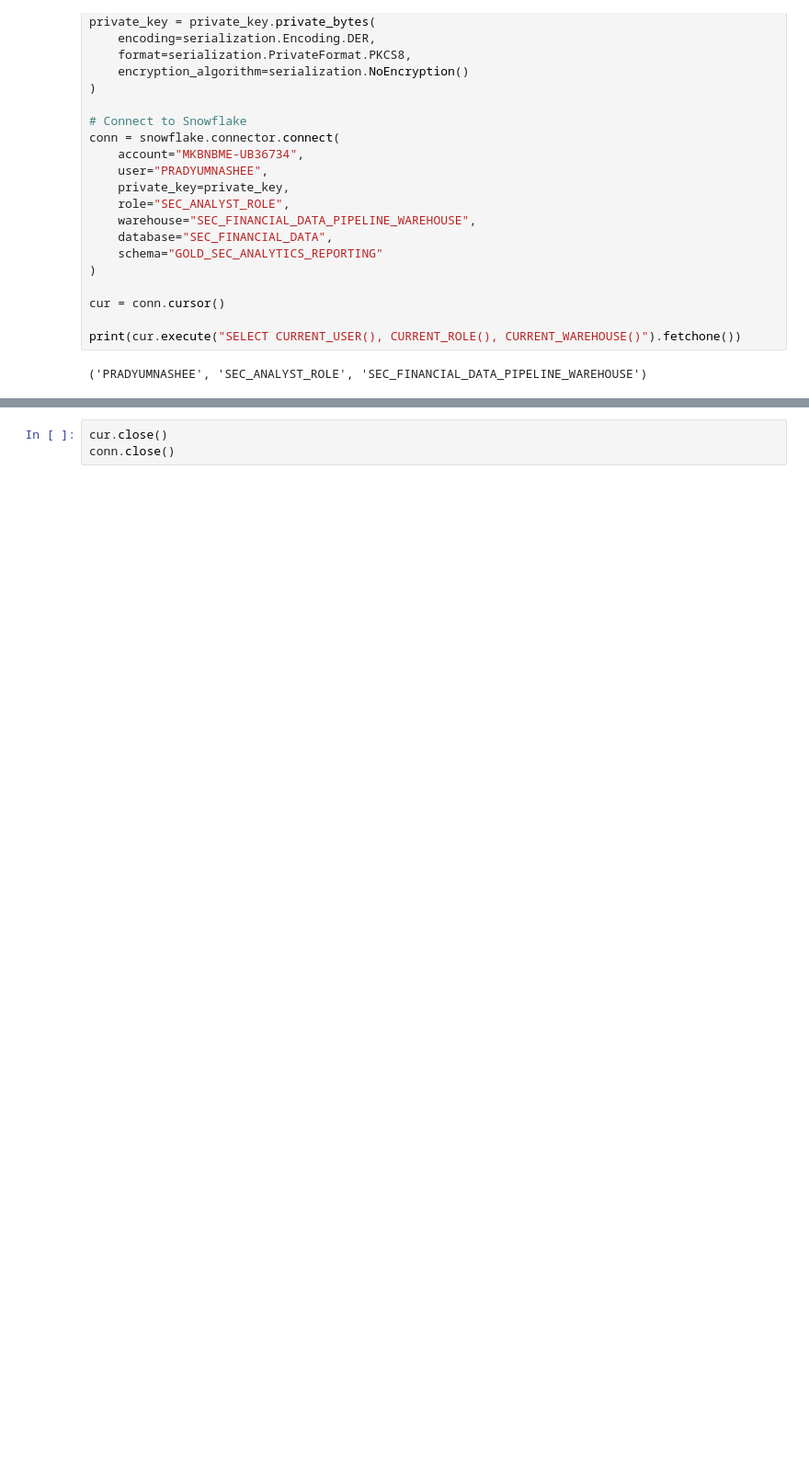
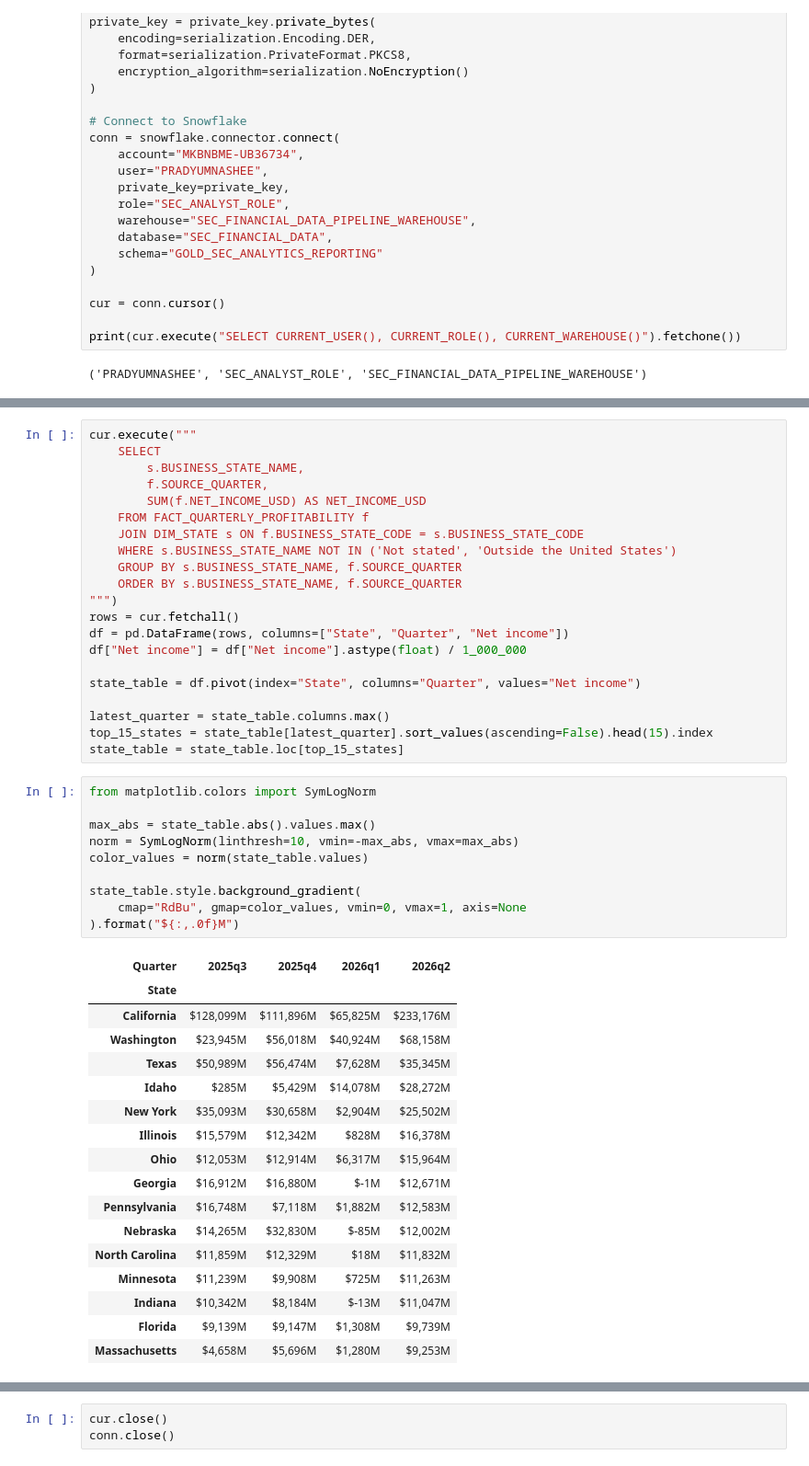
Before and after one commit to Pradyumna-Shee/Snowflake-ELT-Dynamic_Tables-Streams_and_Tasks, a Jupyter notebook: 10_gold_layer_business_reports_notebook.ipynb, the cells around one changed output, grey strips where cells are left out. Shown at 92% size. Drawn from its saved outputs; the diff is of its cells as text; blank space fills up the shorter version.

```diff
--- a/10_gold_layer_business_reports_notebook.ipynb
+++ b/10_gold_layer_business_reports_notebook.ipynb
@@ -88,0 +223,49 @@ print(cur.execute("SELECT CURRENT_USER(), CURRENT_ROLE(), CURRENT_WAREHOUSE()").
+# %%
+cur.execute("""
+    SELECT
+        s.BUSINESS_STATE_NAME,
+        f.SOURCE_QUARTER,
+        SUM(f.NET_INCOME_USD) AS NET_INCOME_USD
+    FROM FACT_QUARTERLY_PROFITABILITY f
+    JOIN DIM_STATE s ON f.BUSINESS_STATE_CODE = s.BUSINESS_STATE_CODE
+    WHERE s.BUSINESS_STATE_NAME NOT IN ('Not stated', 'Outside the United States')
+    GROUP BY s.BUSINESS_STATE_NAME, f.SOURCE_QUARTER
+    ORDER BY s.BUSINESS_STATE_NAME, f.SOURCE_QUARTER
+""")
+rows = cur.fetchall()
+df = pd.DataFrame(rows, columns=["State", "Quarter", "Net income"])
+df["Net income"] = df["Net income"].astype(float) / 1_000_000
+
+state_table = df.pivot(index="State", columns="Quarter", values="Net income")
+
+latest_quarter = state_table.columns.max()
+top_15_states = state_table[latest_quarter].sort_values(ascending=False).head(15).index
+state_table = state_table.loc[top_15_states]
+# %%
+from matplotlib.colors import SymLogNorm
+
+max_abs = state_table.abs().values.max()
+norm = SymLogNorm(linthresh=10, vmin=-max_abs, vmax=max_abs)
+color_values = norm(state_table.values)
+
+state_table.style.background_gradient(
+    cmap="RdBu", gmap=color_values, vmin=0, vmax=1, axis=None
+).format("${:,.0f}M")
+# %% [output]
+| Quarter | 2025q3 | 2025q4 | 2026q1 | 2026q2 |
+| State |  |  |  |  |
+| California | $128,099M | $111,896M | $65,825M | $233,176M |
+| Washington | $23,945M | $56,018M | $40,924M | $68,158M |
+| Texas | $50,989M | $56,474M | $7,628M | $35,345M |
+| Idaho | $285M | $5,429M | $14,078M | $28,272M |
+| New York | $35,093M | $30,658M | $2,904M | $25,502M |
+| Illinois | $15,579M | $12,342M | $828M | $16,378M |
+| Ohio | $12,053M | $12,914M | $6,317M | $15,964M |
+| Georgia | $16,912M | $16,880M | $-1M | $12,671M |
+| Pennsylvania | $16,748M | $7,118M | $1,882M | $12,583M |
+| Nebraska | $14,265M | $32,830M | $-85M | $12,002M |
+| North Carolina | $11,859M | $12,329M | $18M | $11,832M |
+| Minnesota | $11,239M | $9,908M | $725M | $11,263M |
+| Indiana | $10,342M | $8,184M | $-13M | $11,047M |
+| Florida | $9,139M | $9,147M | $1,308M | $9,739M |
+| Massachusetts | $4,658M | $5,696M | $1,280M | $9,253M |
```
Also changed, not shown: parts of 29 cells of this notebook.
